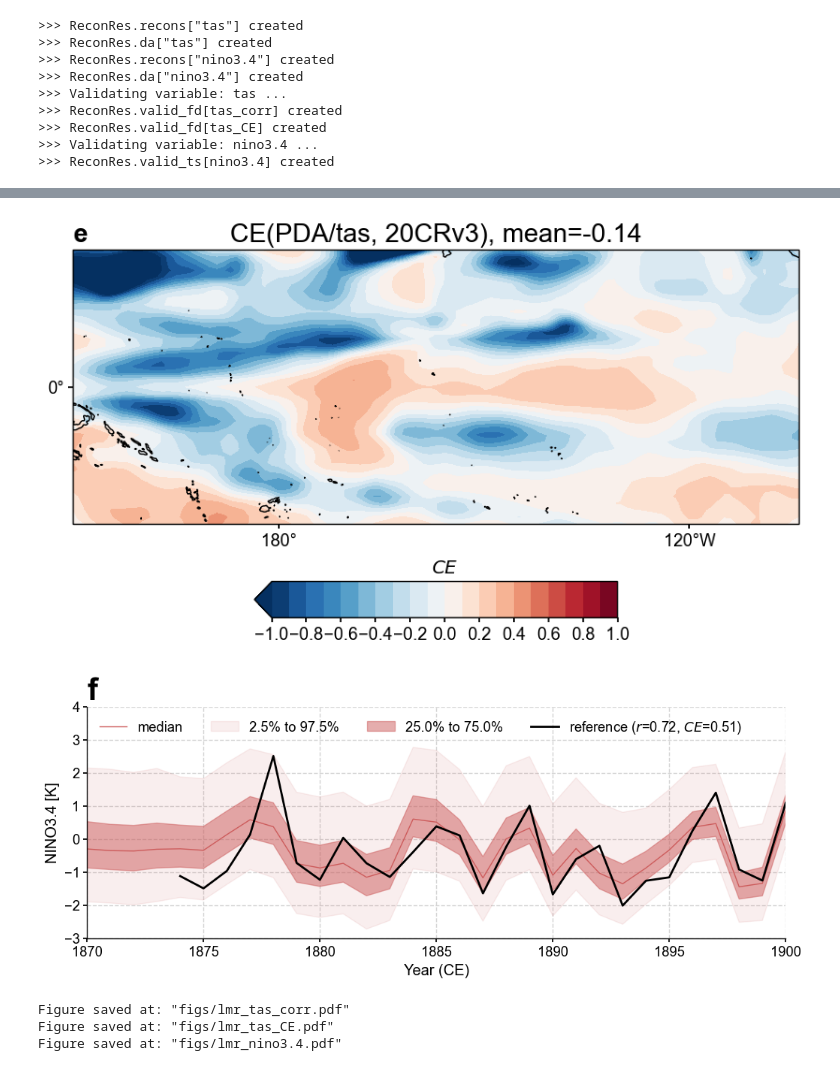
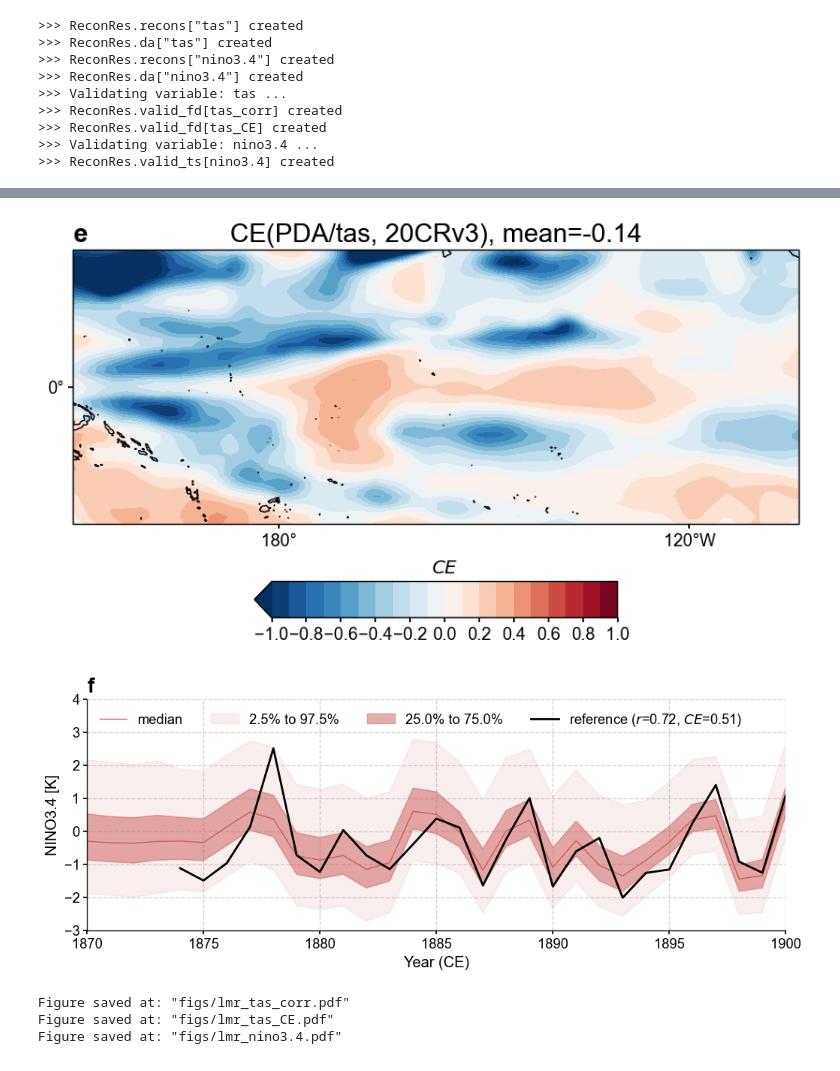
Before and after one commit to fzhu2e/cfr, a Jupyter notebook: docs/_sources/notebooks/graphem-real-pages2k.ipynb, the cells around one changed output, grey strips where cells are left out. Drawn from its saved outputs; the diff is of its cells as text; code cells hidden in the pictures.

```diff
--- a/docs/_sources/notebooks/graphem-real-pages2k.ipynb
+++ b/docs/_sources/notebooks/graphem-real-pages2k.ipynb
@@ -323,7 +323,7 @@ fig, ax = res_graphem.plot_valid(
     )
 )
 
-cfr.visual.add_annotation(ax, fs=[20, 20, 30])
+cfr.visual.add_annotation(ax, fs=[20, 20, 20])
 
 for k, v in fig.items():
     cfr.showfig(v)
@@ -338,27 +338,27 @@ Figure saved at: "figs/graphem_nino3.4.pdf"
 # %%
 fig, ax = res_lmr.plot_valid(
     target_name_dict={'tas': '20CRv3', 'nino3.4': 'BC09'},
     recon_name_dict={'tas': 'PDA/tas', 'nino3.4': 'NINO3.4 [K]'},
     valid_fd_kws=dict(
         projection='PlateCarree',
         latlon_range=(-20, 20, 150, 256),
         plot_cbar=True,
     ),
     valid_ts_kws=dict(
         xlim = (1870, 1900),
         ylim = (-3, 4),
     )
 )
 
-cfr.visual.add_annotation(ax, fs=[20, 20, 30], start=3)
+cfr.visual.add_annotation(ax, fs=[20, 20, 20], start=3)
 
 for k, v in fig.items():
     cfr.showfig(v)
     cfr.savefig(v, f'./figs/lmr_{k}.pdf')
 # %% [output]
 [figure]
 [figure]
-[figure, old version]
+[figure, new version]
 Figure saved at: "figs/lmr_tas_corr.pdf"
 Figure saved at: "figs/lmr_tas_CE.pdf"
 Figure saved at: "figs/lmr_nino3.4.pdf"
```
Also changed, not shown: parts of 4 cells of this notebook, 27 other files.
